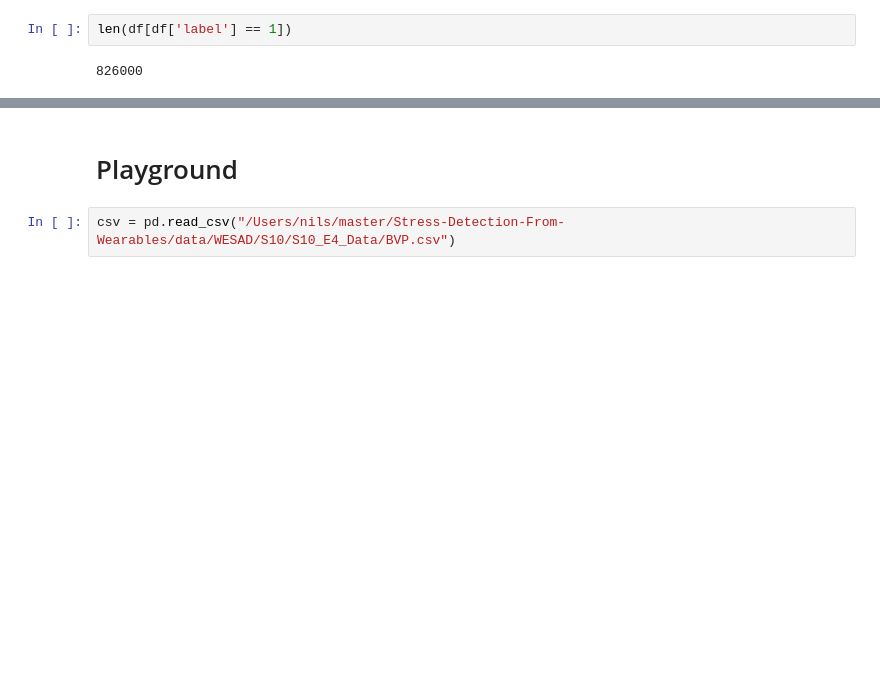
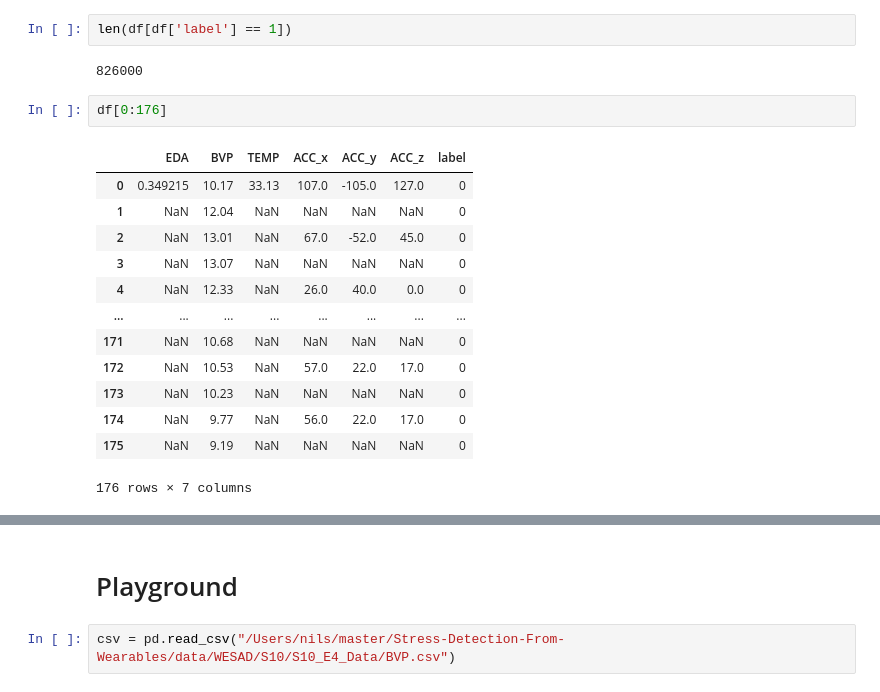
Before and after one commit to peasypi/Stress-Detection-From-Wearables, a Jupyter notebook: code/Stress_Detection_With_Wearables_Explorative_Analyse.ipynb, the cells around one changed output, grey strips where cells are left out. Drawn from its saved outputs; the diff is of its cells as text; blank space fills up the shorter version.

```diff
--- a/code/Stress_Detection_With_Wearables_Explorative_Analyse.ipynb
+++ b/code/Stress_Detection_With_Wearables_Explorative_Analyse.ipynb
@@ -149,3 +179,19 @@ df.reset_index(drop=True, inplace=True)
 len(df[df['label'] == 1])
 # %% [output]
 826000
+# %%
+df[0:176]
+# %% [output]
+|  | EDA | BVP | TEMP | ACC_x | ACC_y | ACC_z | label |
+| 0 | 0.349215 | 10.17 | 33.13 | 107.0 | -105.0 | 127.0 | 0 |
+| 1 | NaN | 12.04 | NaN | NaN | NaN | NaN | 0 |
+| 2 | NaN | 13.01 | NaN | 67.0 | -52.0 | 45.0 | 0 |
+| 3 | NaN | 13.07 | NaN | NaN | NaN | NaN | 0 |
+| 4 | NaN | 12.33 | NaN | 26.0 | 40.0 | 0.0 | 0 |
+| ... | ... | ... | ... | ... | ... | ... | ... |
+| 171 | NaN | 10.68 | NaN | NaN | NaN | NaN | 0 |
+| 172 | NaN | 10.53 | NaN | 57.0 | 22.0 | 17.0 | 0 |
+| 173 | NaN | 10.23 | NaN | NaN | NaN | NaN | 0 |
+| 174 | NaN | 9.77 | NaN | 56.0 | 22.0 | 17.0 | 0 |
+| 175 | NaN | 9.19 | NaN | NaN | NaN | NaN | 0 |
+176 rows × 7 columns
```
Also changed, not shown: parts of 32 cells of this notebook.
